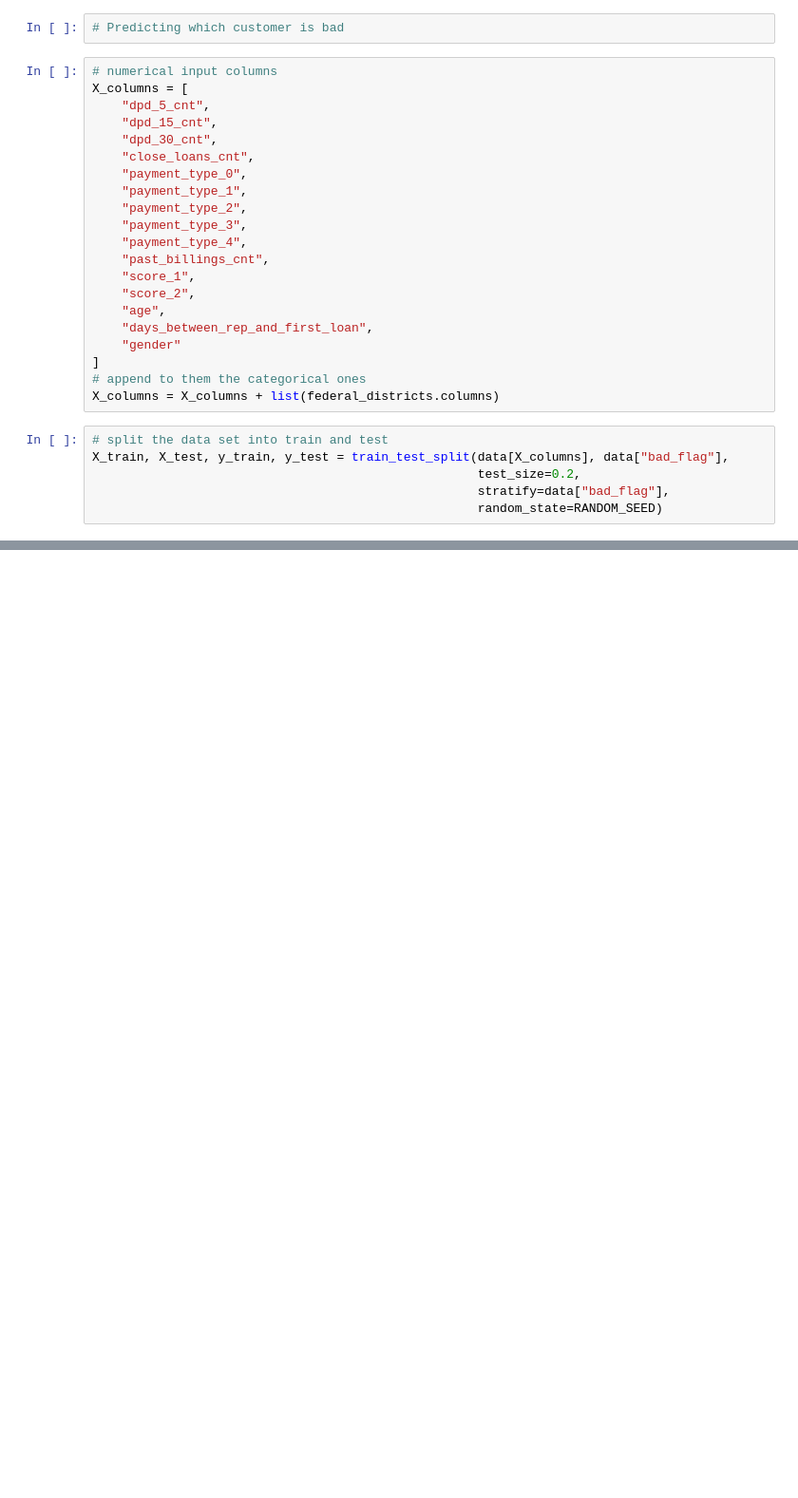
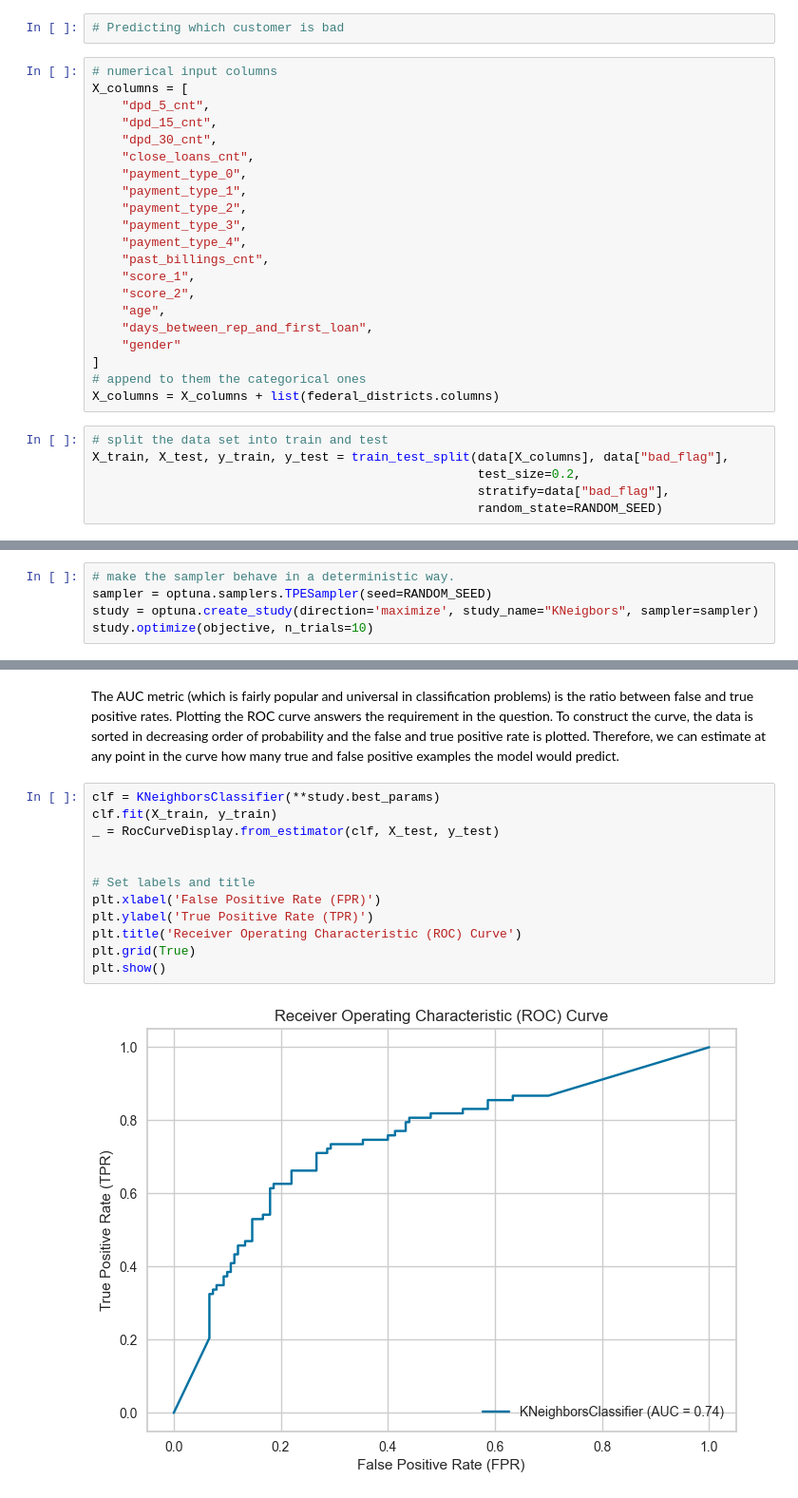
Before and after one commit to Golnoush-Gh/Classification, a Jupyter notebook: notebooks/Loan_flagging.ipynb, the cells around one changed output, grey strips where cells are left out. Shown: that part at 95% size. Saved outputs shown, nothing was run; the diff lists cells and outputs as text; blank space fills up the shorter version.

```diff
--- a/notebooks/Loan_flagging.ipynb
+++ b/notebooks/Loan_flagging.ipynb
@@ -247,0 +339,5 @@ for classifier in classifiers:
+# %%
+# make the sampler behave in a deterministic way.
+sampler = optuna.samplers.TPESampler(seed=RANDOM_SEED)
+study = optuna.create_study(direction='maximize', study_name="KNeigbors", sampler=sampler)
+study.optimize(objective, n_trials=10)
@@ -247,0 +364,16 @@ for classifier in classifiers:
+# %% [markdown]
+The AUC metric (which is fairly popular and universal in classification problems) is the ratio between false and true positive rates. Plotting the ROC curve answers the requirement in the question. To construct the curve, the data is sorted in decreasing order of probability and the false and true positive rate is plotted. Therefore, we can estimate at any point in the curve how many true and false positive examples the model would predict.
+# %%
+clf = KNeighborsClassifier(**study.best_params)
+clf.fit(X_train, y_train)
+_ = RocCurveDisplay.from_estimator(clf, X_test, y_test)
+
+
+# Set labels and title
+plt.xlabel('False Positive Rate (FPR)')
+plt.ylabel('True Positive Rate (TPR)')
+plt.title('Receiver Operating Characteristic (ROC) Curve')
+plt.grid(True)
+plt.show()
+# %% [output]
+[figure, added]
```
Also changed, not shown: parts of 20 cells of this notebook.
